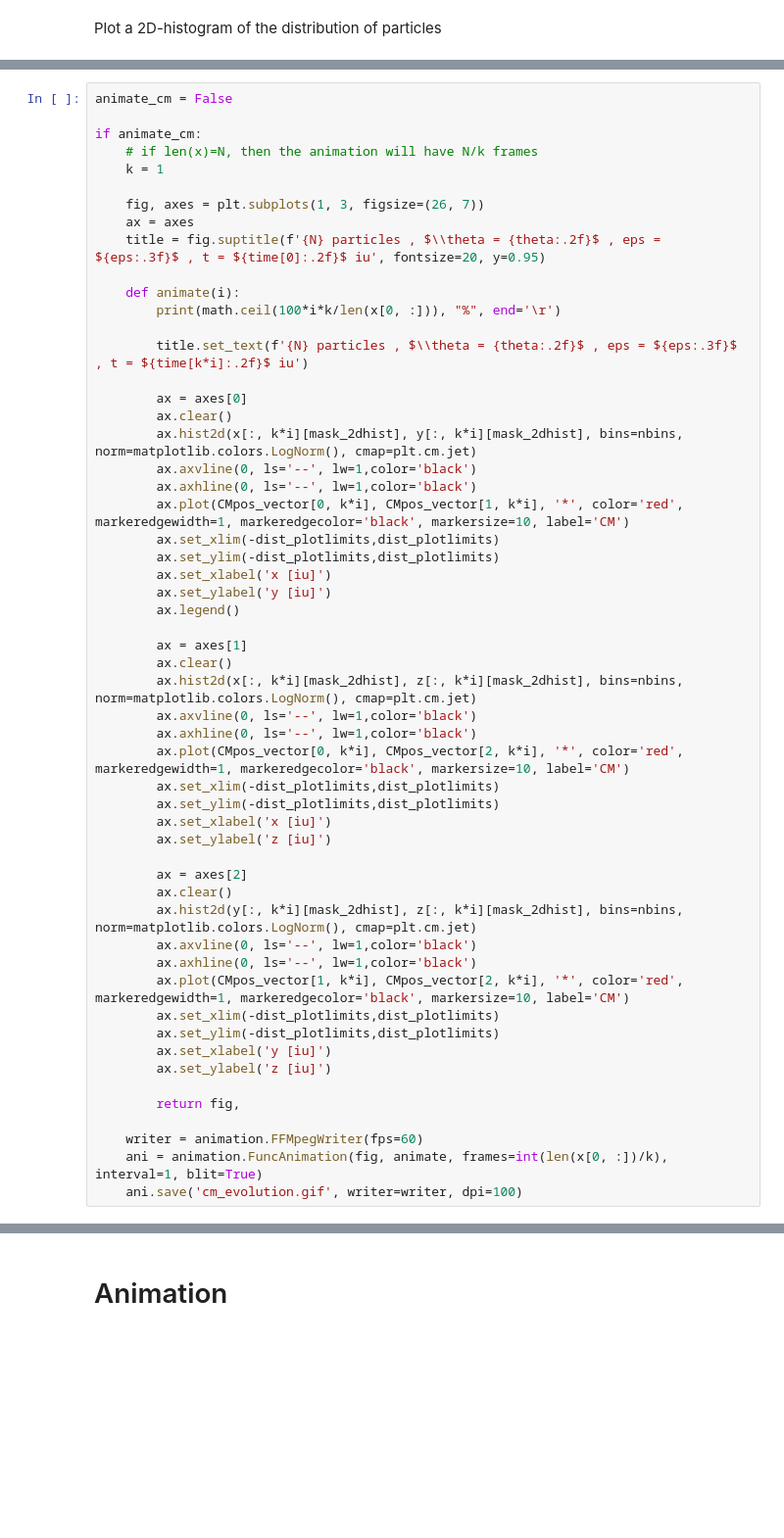
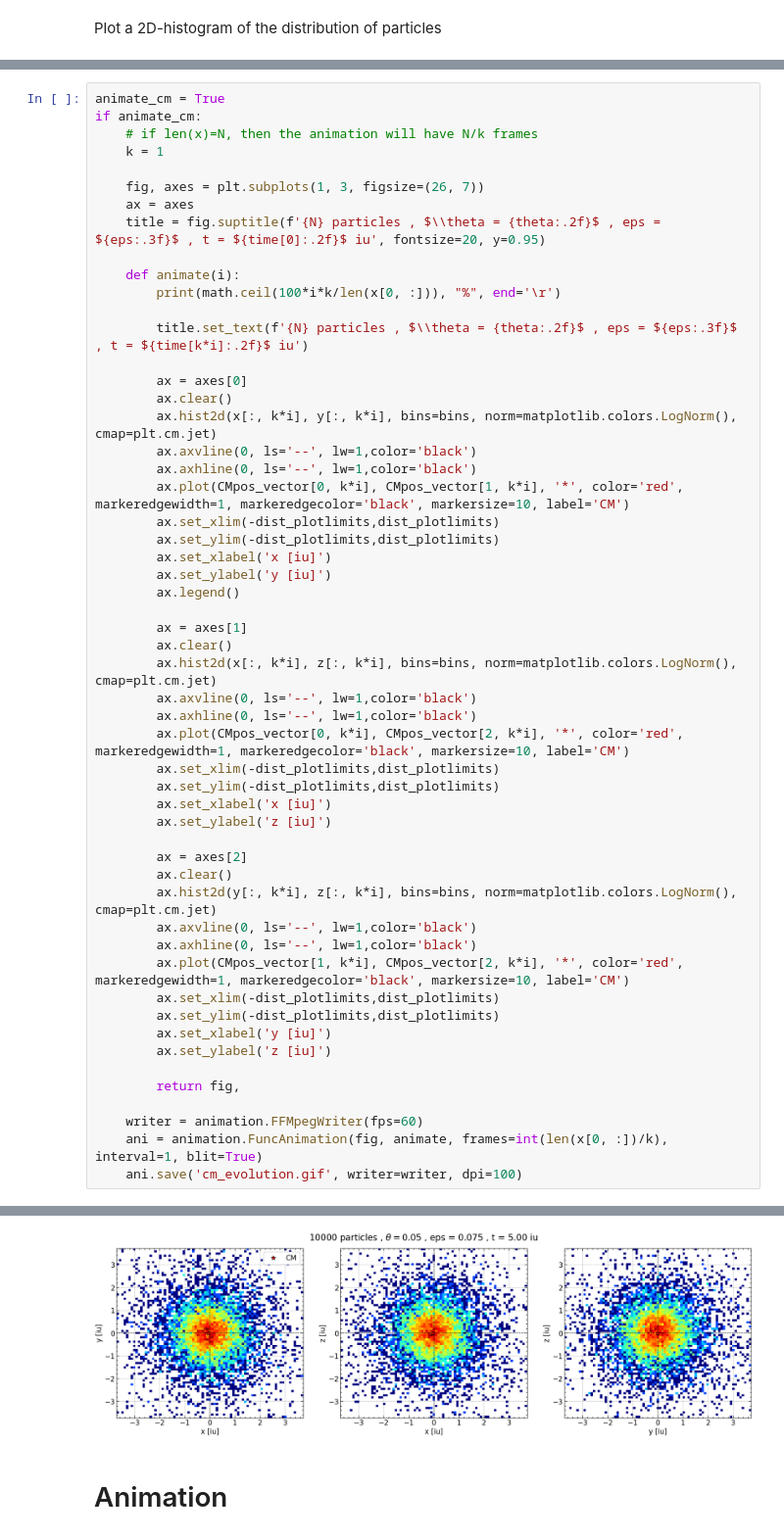
Before and after one commit to M-Bianchi/Dynamics_of_Stellar_Systems, a Jupyter notebook: treecode/plummer_plots.ipynb, the cells around one changed output, grey strips where cells are left out. Shown at 98% size. Cells and saved outputs as stored; diff of their text form; blank space fills up the shorter version.

```diff
--- a/treecode/plummer_plots.ipynb
+++ b/treecode/plummer_plots.ipynb
@@ -182,6 +188,5 @@ ax.set_ylabel('z [iu]');
 # %%
-animate_cm = False
-
+animate_cm = True
 if animate_cm:
     # if len(x)=N, then the animation will have N/k frames
     k = 1
@@ -197,7 +202,7 @@ if animate_cm:
 
         ax = axes[0]
         ax.clear()
-        ax.hist2d(x[:, k*i][mask_2dhist], y[:, k*i][mask_2dhist], bins=nbins, norm=matplotlib.colors.LogNorm(), cmap=plt.cm.jet)
+        ax.hist2d(x[:, k*i], y[:, k*i], bins=bins, norm=matplotlib.colors.LogNorm(), cmap=plt.cm.jet)
         ax.axvline(0, ls='--', lw=1,color='black')
         ax.axhline(0, ls='--', lw=1,color='black')
         ax.plot(CMpos_vector[0, k*i], CMpos_vector[1, k*i], '*', color='red', markeredgewidth=1, markeredgecolor='black', markersize=10, label='CM')
@@ -209,7 +214,7 @@ if animate_cm:
 
         ax = axes[1]
         ax.clear()
-        ax.hist2d(x[:, k*i][mask_2dhist], z[:, k*i][mask_2dhist], bins=nbins, norm=matplotlib.colors.LogNorm(), cmap=plt.cm.jet)
+        ax.hist2d(x[:, k*i], z[:, k*i], bins=bins, norm=matplotlib.colors.LogNorm(), cmap=plt.cm.jet)
         ax.axvline(0, ls='--', lw=1,color='black')
         ax.axhline(0, ls='--', lw=1,color='black')
         ax.plot(CMpos_vector[0, k*i], CMpos_vector[2, k*i], '*', color='red', markeredgewidth=1, markeredgecolor='black', markersize=10, label='CM')
@@ -220,7 +225,7 @@ if animate_cm:
 
         ax = axes[2]
         ax.clear()
-        ax.hist2d(y[:, k*i][mask_2dhist], z[:, k*i][mask_2dhist], bins=nbins, norm=matplotlib.colors.LogNorm(), cmap=plt.cm.jet)
+        ax.hist2d(y[:, k*i], z[:, k*i], bins=bins, norm=matplotlib.colors.LogNorm(), cmap=plt.cm.jet)
         ax.axvline(0, ls='--', lw=1,color='black')
         ax.axhline(0, ls='--', lw=1,color='black')
         ax.plot(CMpos_vector[1, k*i], CMpos_vector[2, k*i], '*', color='red', markeredgewidth=1, markeredgecolor='black', markersize=10, label='CM')
@@ -234,3 +239,4 @@ if animate_cm:
     writer = animation.FFMpegWriter(fps=60)
     ani = animation.FuncAnimation(fig, animate, frames=int(len(x[0, :])/k), interval=1, blit=True)
     ani.save('cm_evolution.gif', writer=writer, dpi=100)
+# %% [output]
@@ -237,3 +244,4 @@ if animate_cm:
+[figure, added]
 # %% [markdown]
 # Animation
 # %%
```
Also changed, not shown: parts of 8 cells of this notebook, 4 other files.
